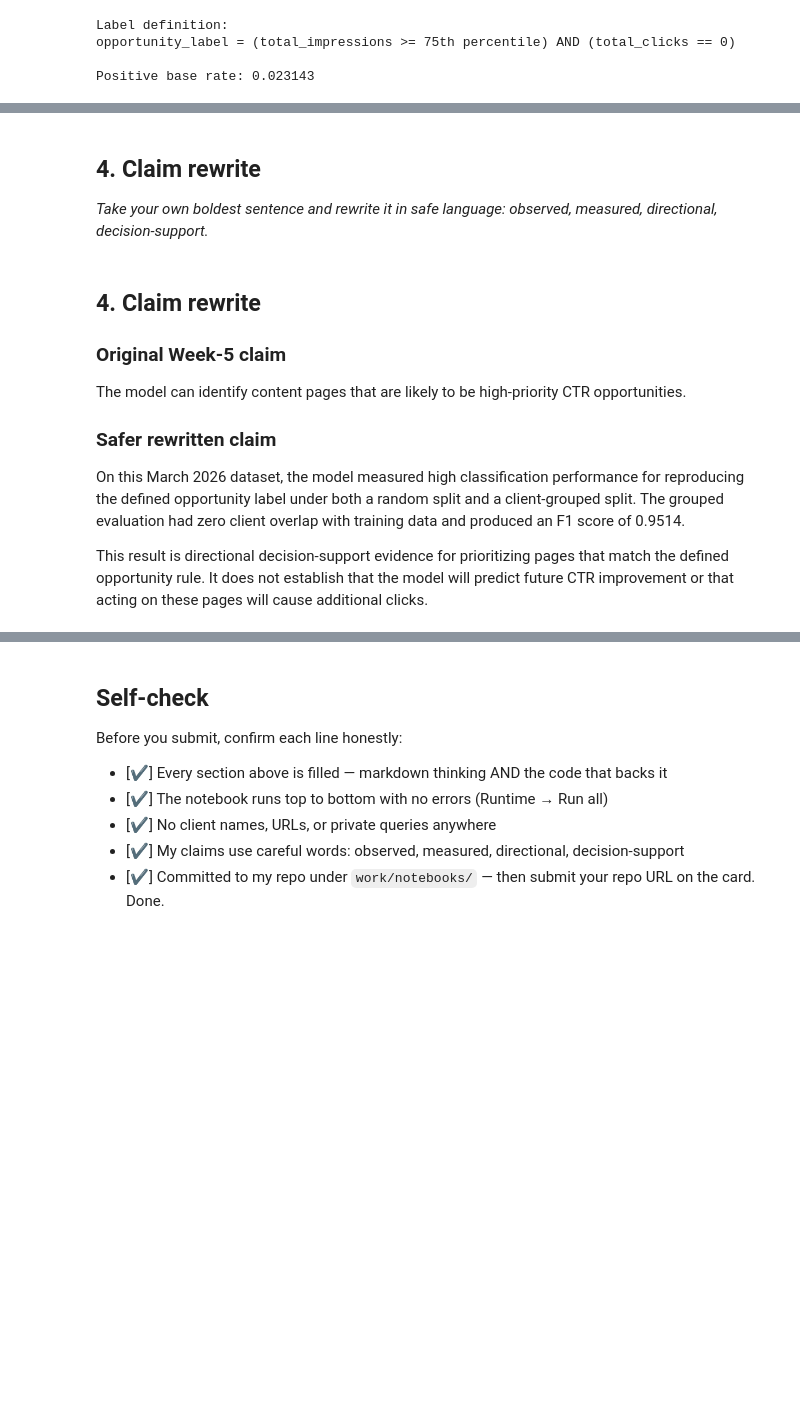
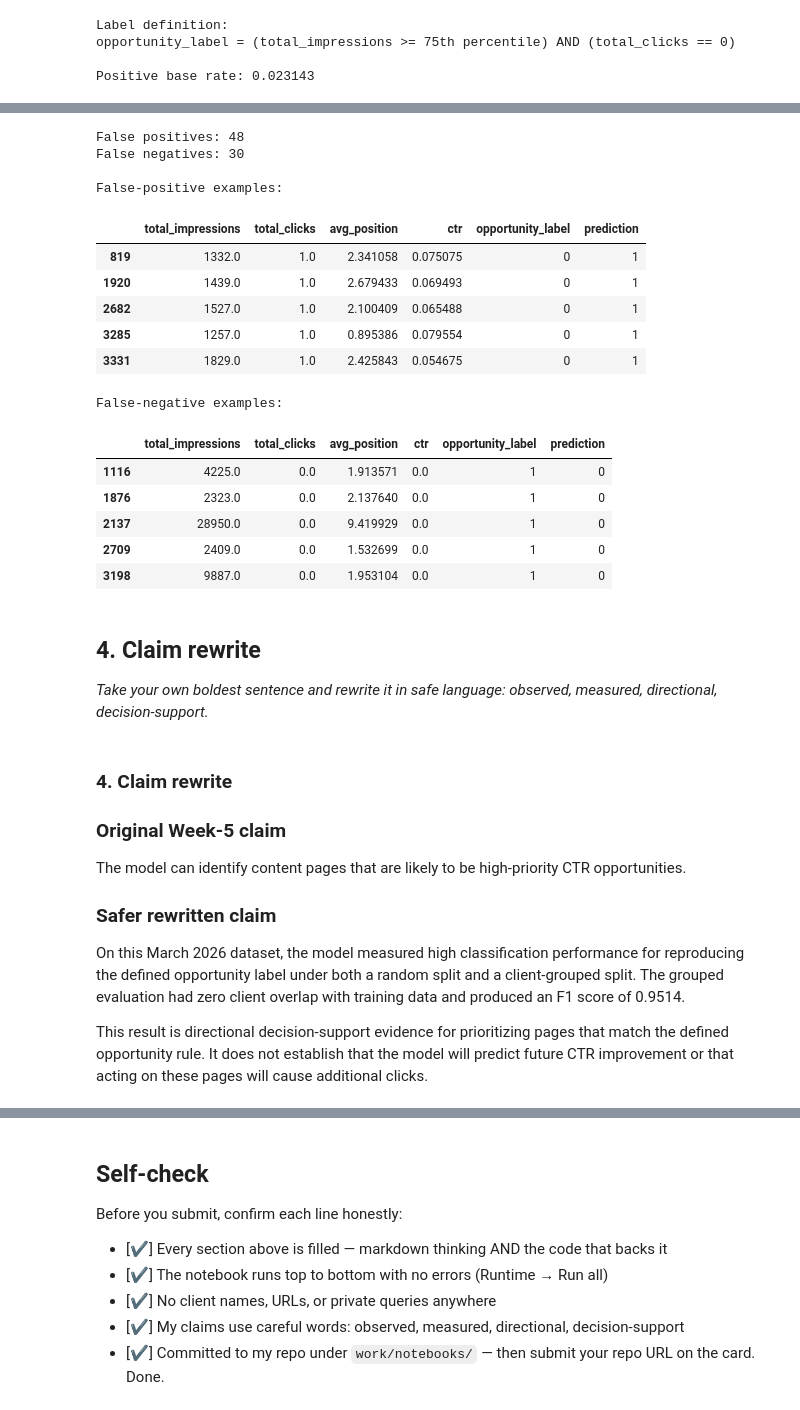
Before and after one commit to hibahrehman25-lang/ML_inter_Task1, a Jupyter notebook: Copy_of_w06_validation_audit.ipynb, the cells around one changed output, grey strips where cells are left out. Cells and saved outputs as stored; diff of their text form; code cells hidden in the pictures; blank space fills up the shorter version.

```diff
--- a/Copy_of_w06_validation_audit.ipynb
+++ b/Copy_of_w06_validation_audit.ipynb
@@ -588,9 +598,70 @@ Positive base rate: 0.023143
+# %%
+# Inspect real failure examples from the grouped-by-client test set
+
+error_examples = group_test[
+    ["client_hash_id", "content_hash_id",
+     "total_impressions", "total_clicks",
+     "avg_position", "ctr", "opportunity_label"]
+].copy()
+
+error_examples["prediction"] = group_pred
+
+# False positives
+false_positives = error_examples[
+    (error_examples["opportunity_label"] == 0) &
+    (error_examples["prediction"] == 1)
+].copy()
+
+# False negatives
+false_negatives = error_examples[
+    (error_examples["opportunity_label"] == 1) &
+    (error_examples["prediction"] == 0)
+].copy()
+
+print("False positives:", len(false_positives))
+print("False negatives:", len(false_negatives))
+
+print("\nFalse-positive examples:")
+display(
+    false_positives[
+        ["total_impressions", "total_clicks",
+         "avg_position", "ctr",
+         "opportunity_label", "prediction"]
+    ].head(5)
+)
+
+print("\nFalse-negative examples:")
+display(
+    false_negatives[
+        ["total_impressions", "total_clicks",
+         "avg_position", "ctr",
+         "opportunity_label", "prediction"]
+    ].head(5)
+)
+# %% [output]
+False positives: 48
+False negatives: 30
+
+False-positive examples:
+|  | total_impressions | total_clicks | avg_position | ctr | opportunity_label | prediction |
+| 819 | 1332.0 | 1.0 | 2.341058 | 0.075075 | 0 | 1 |
+| 1920 | 1439.0 | 1.0 | 2.679433 | 0.069493 | 0 | 1 |
+| 2682 | 1527.0 | 1.0 | 2.100409 | 0.065488 | 0 | 1 |
+| 3285 | 1257.0 | 1.0 | 0.895386 | 0.079554 | 0 | 1 |
+| 3331 | 1829.0 | 1.0 | 2.425843 | 0.054675 | 0 | 1 |
+False-negative examples:
+|  | total_impressions | total_clicks | avg_position | ctr | opportunity_label | prediction |
+| 1116 | 4225.0 | 0.0 | 1.913571 | 0.0 | 1 | 0 |
+| 1876 | 2323.0 | 0.0 | 2.137640 | 0.0 | 1 | 0 |
+| 2137 | 28950.0 | 0.0 | 9.419929 | 0.0 | 1 | 0 |
+| 2709 | 2409.0 | 0.0 | 1.532699 | 0.0 | 1 | 0 |
+| 3198 | 9887.0 | 0.0 | 1.953104 | 0.0 | 1 | 0 |
 # %% [markdown]
 ## 4. Claim rewrite
 
 *Take your own boldest sentence and rewrite it in safe language: observed, measured, directional, decision-support.*
 # %% [markdown]
-## 4. Claim rewrite
+### 4. Claim rewrite
 
 ### Original Week-5 claim
 
```
Also changed, not shown: parts of 10 cells of this notebook.
